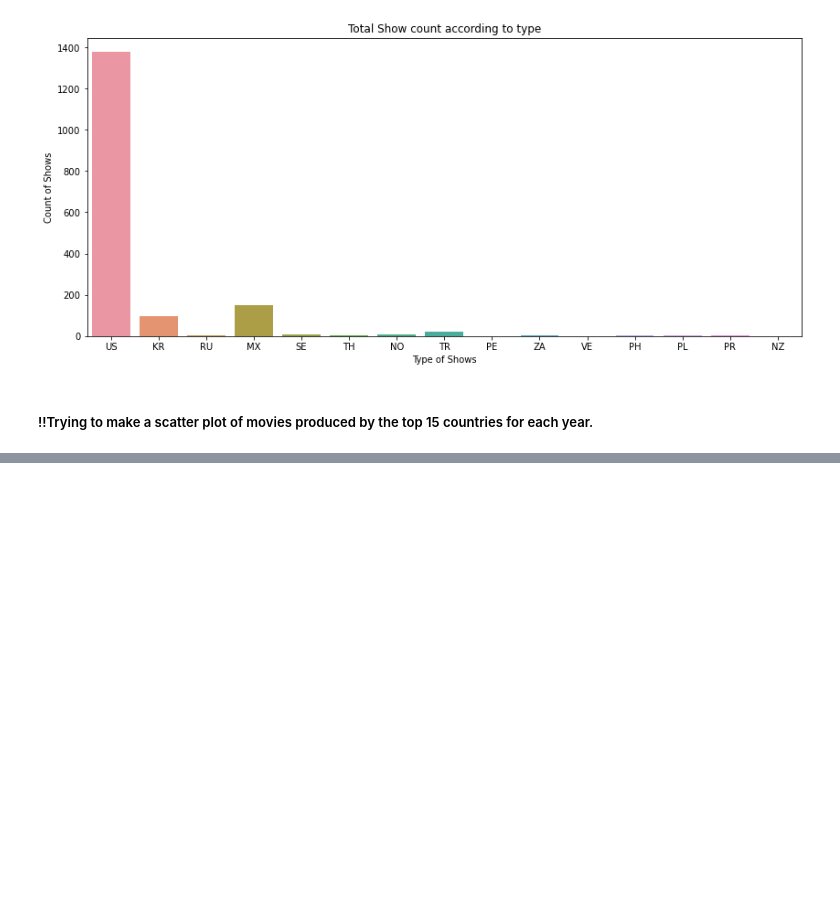
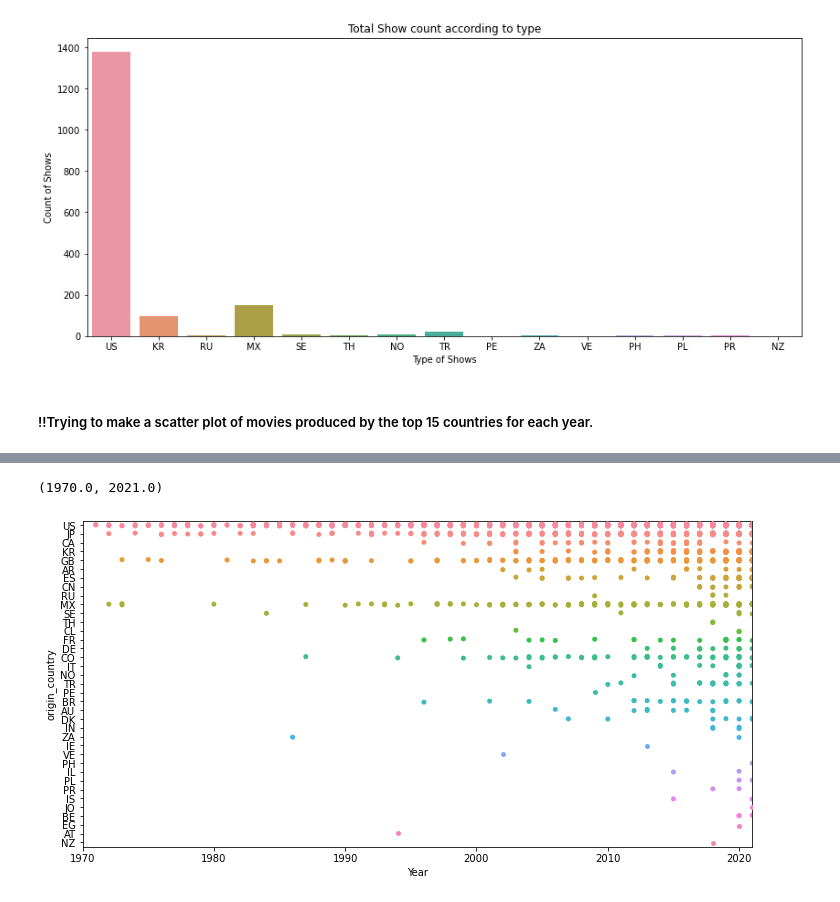
Before and after one commit to allisoncwalker/Data-Analysis-Notebook, a Jupyter notebook: notebook1.ipynb, the cells around one changed output, grey strips where cells are left out. Saved outputs shown, nothing was run; the diff lists cells and outputs as text; code cells hidden in the pictures; blank space fills up the shorter version.

```diff
--- a/notebook1.ipynb
+++ b/notebook1.ipynb
@@ -23,7 +23,7 @@ dtype: object
 ##### Filling all nulls with 'Unknown'
 # %%
 TV_df.overview = TV_df.overview.fillna('Unknown')
-TV_df.first_air_date = TV_df.first_air_date.fillna('Unknown')
+# TV_df.first_air_date = TV_df.first_air_date.fillna('Unknown')
 
 # TV_df[TV_df.first_air_date != 'Unknown']['first_air_date'] = pd.to_datetime(TV_df['first_air_date'])
 # %%
@@ -122,9 +122,9 @@ Text(0.5, 1.0, 'Total Show count according to type')
 ##### !!Trying to make a scatter plot of movies produced by the top 15 countries for each year.
 # %%
 
-TV_df['Year'] = TV_df[TV_df.first_air_date != 'Unknown']['first_air_date'].dropna().astype(str).str[0:4]
+TV_df['Year'] = TV_df[TV_df.first_air_date != 'Unkown']['first_air_date'].dropna().astype(str).str[0:4]
+
 print(TV_df['Year'])
-TV_df.dtypes
 # %% [output]
 0       2021
 1       2008
@@ -151,0 +155,3 @@ dtype: object
+# %%
+TV_df.Year = TV_df.Year.astype(float)
+TV_df.dtypes
@@ -151,0 +170,10 @@ dtype: object
+# %%
+top_15 = TV_df[TV_df.countryLen == 2].groupby('origin_country').count().reset_index().sort_values(ascending=False, by='origin_country')['origin_country']
+top_15_df = TV_df[TV_df['origin_country'].isin(top_15)]
+# %%
+plt.figure(figsize=(12,6))
+sns.stripplot(y='origin_country', x='Year', data=top_15_df)
+plt.xlim(1970,2021)
+# %% [output]
+(1970.0, 2021.0)
+[figure, added]
```
Also changed, not shown: parts of 11 cells of this notebook.
